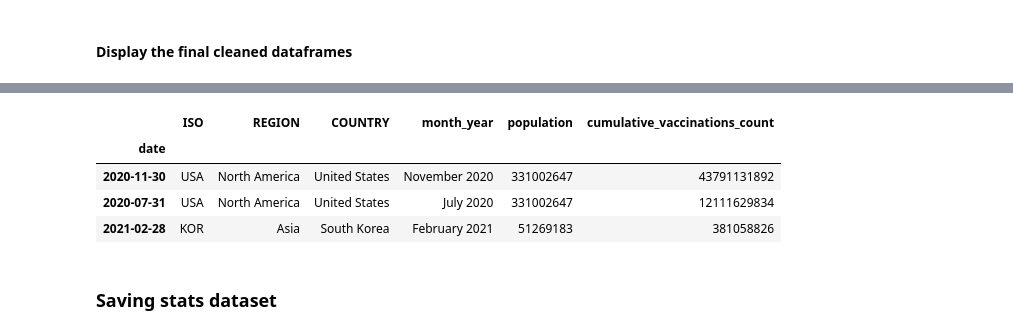
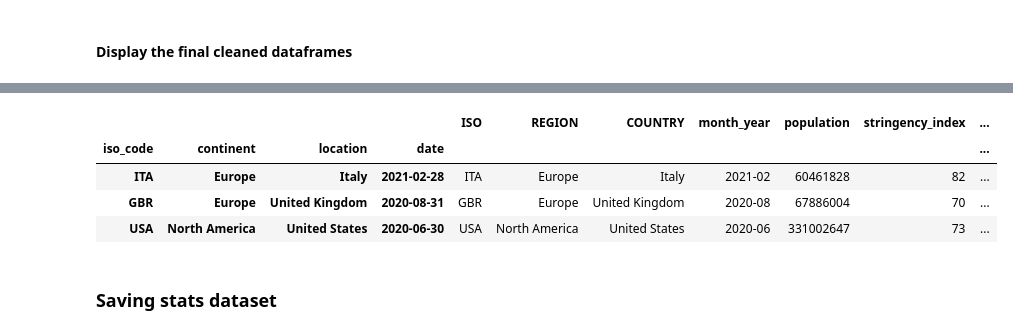
Before and after one commit to Aranish/Deviants-covid19, a Jupyter notebook: jupyter_notebook/Will Project - Data cleaning - Covid 19 - stats.ipynb, the cells around one changed output, grey strips where cells are left out. Drawn from its saved outputs; the diff is of its cells as text; code cells hidden in the pictures.

```diff
--- a/jupyter_notebook/Will Project - Data cleaning - Covid 19 - stats.ipynb
+++ b/jupyter_notebook/Will Project - Data cleaning - Covid 19 - stats.ipynb
@@ -347,14 +335,14 @@ covid19_monthly_subset['fully_vaccinated']= covid19_monthly_subset.groupby(
 # %%
-covid19_monthly_total_subset['total_cases']= covid19_monthly_total_subset.groupby(
-        ['iso_code', 'continent', 'location']).apply(lambda group: group[['total_cases']].interpolate(method='linear'))
-covid19_monthly_total_subset['total_deaths']= covid19_monthly_total_subset.groupby(
-        ['iso_code', 'continent', 'location']).apply(lambda group: group[['total_deaths']].interpolate(method='linear'))
-covid19_monthly_total_subset['total_tests']= covid19_monthly_total_subset.groupby(
-        ['iso_code', 'continent', 'location']).apply(lambda group: group[['total_tests']].interpolate(method='linear'))
-covid19_monthly_total_subset['total_vaccinations']= covid19_monthly_total_subset.groupby(
-        ['iso_code', 'continent', 'location']).apply(lambda group: group[['total_vaccinations']].interpolate(method='linear'))
-covid19_monthly_total_subset['stringency_index']= covid19_monthly_total_subset.groupby(
-        ['iso_code', 'continent', 'location']).apply(lambda group: group[['stringency_index']].interpolate(method='linear'))
+# covid19_monthly_total_subset['total_cases']= covid19_monthly_total_subset.groupby(
+#         ['iso_code', 'continent', 'location']).apply(lambda group: group[['total_cases']].interpolate(method='linear'))
+# covid19_monthly_total_subset['total_deaths']= covid19_monthly_total_subset.groupby(
+#         ['iso_code', 'continent', 'location']).apply(lambda group: group[['total_deaths']].interpolate(method='linear'))
+# covid19_monthly_total_subset['total_tests']= covid19_monthly_total_subset.groupby(
+#         ['iso_code', 'continent', 'location']).apply(lambda group: group[['total_tests']].interpolate(method='linear'))
+# covid19_monthly_total_subset['total_vaccinations']= covid19_monthly_total_subset.groupby(
+#         ['iso_code', 'continent', 'location']).apply(lambda group: group[['total_vaccinations']].interpolate(method='linear'))
+# covid19_monthly_total_subset['stringency_index']= covid19_monthly_total_subset.groupby(
+#         ['iso_code', 'continent', 'location']).apply(lambda group: group[['stringency_index']].interpolate(method='linear'))
 # %%
 #even after interpolate, there are some missing value,which would be imputed using fillna(0)
 covid19_monthly_subset.fillna(0,inplace=True)
@@ -487,11 +449,15 @@ covid19_monthly_total_nonvaccine_subset.sample(3)
+# %%
+#Converting the data field from format YYYY-MM-DD to YYYY-MM
+covid19_monthly_total_nonvaccine_subset['month_year'] = pd.to_datetime(covid19_monthly_total_nonvaccine_subset['month_year']).dt.to_period('M')
+covid19_monthly_subset['month_year'] = pd.to_datetime(covid19_monthly_subset['month_year']).dt.to_period('M')
 # %%
-covid19_monthly_total_vaccine_subset.sample(3)
+covid19_monthly_total_nonvaccine_subset.sample(3)
 # %% [output]
-|  | ISO | REGION | COUNTRY | month_year | population | cumulative_vaccinations_count |
-| date |  |  |  |  |  |  |
-| 2020-11-30 | USA | North America | United States | November 2020 | 331002647 | 43791131892 |
-| 2020-07-31 | USA | North America | United States | July 2020 | 331002647 | 12111629834 |
-| 2021-02-28 | KOR | Asia | South Korea | February 2021 | 51269183 | 381058826 |
+|  |  |  |  | ISO | REGION | COUNTRY | month_year | population | stringency_index | ... |
+| iso_code | continent | location | date |  |  |  |  |  |  | ... |
+| ITA | Europe | Italy | 2021-02-28 | ITA | Europe | Italy | 2021-02 | 60461828 | 82 | ... |
+| GBR | Europe | United Kingdom | 2020-08-31 | GBR | Europe | United Kingdom | 2020-08 | 67886004 | 70 | ... |
+| USA | North America | United States | 2020-06-30 | USA | North America | United States | 2020-06 | 331002647 | 73 | ... |
 # %% [markdown]
 ### Saving stats dataset
 # %%
```
Also changed, not shown: parts of 9 cells of this notebook.
